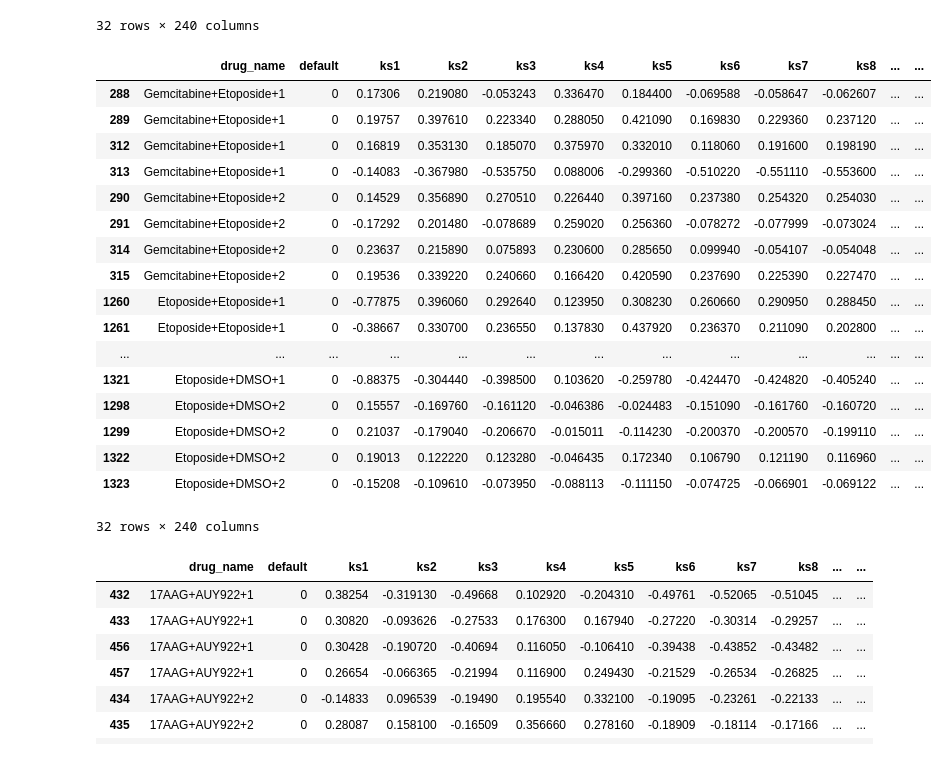
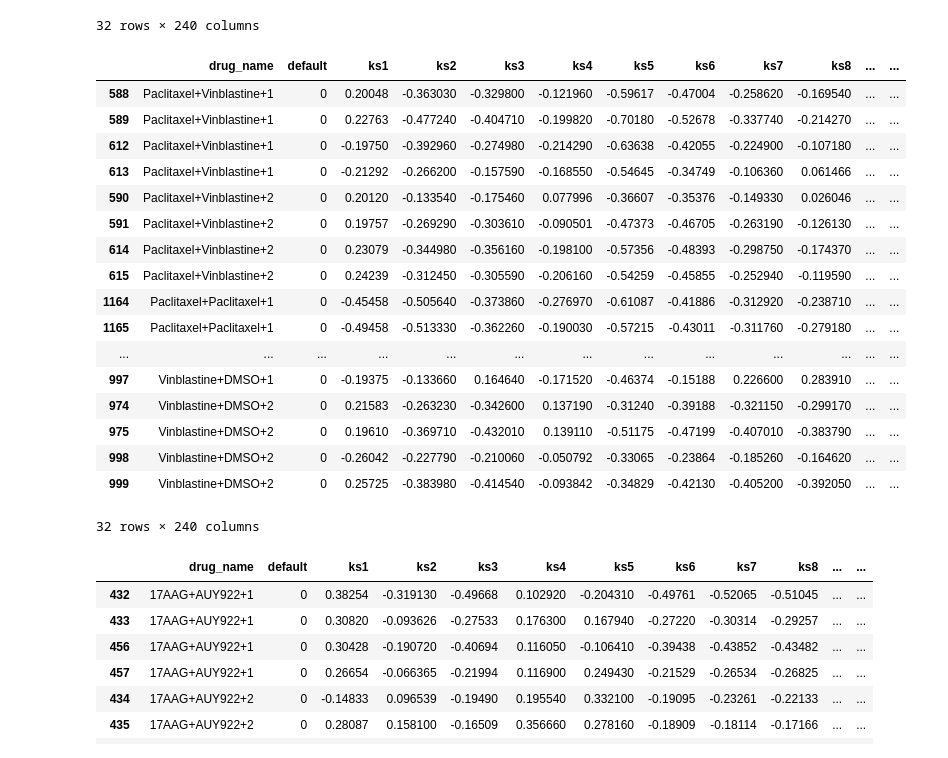
Before and after one commit to zhangsscc99/-research-machine_learning_cancer_drugs, a Jupyter notebook: new_data_version/new_data_pca_lda.ipynb, the cells around one changed output. Saved outputs shown, nothing was run; the diff lists cells and outputs as text; code cells hidden in the pictures.

```diff
--- a/new_data_version/new_data_pca_lda.ipynb
+++ b/new_data_version/new_data_pca_lda.ipynb
@@ -279,48 +279,48 @@ dna
 # %%
 
 #one type first type. mt
 df11=df.loc[(df['drug_name'] =='Paclitaxel+Vinblastine+1') ]
 df12=df.loc[(df['drug_name'] =='Paclitaxel+Vinblastine+2') ]
 
 df21=df.loc[(df['drug_name'] =='Vinblastine+Paclitaxel+1') ]
 df22=df.loc[(df['drug_name'] =='Vinblastine+Paclitaxel+2') ]
 
 df31=df.loc[(df['drug_name'] =='Paclitaxel+Paclitaxel+1') ]
 df32=df.loc[(df['drug_name'] =='Paclitaxel+Paclitaxel+2') ]
 
 df41=df.loc[(df['drug_name'] =='Vinblastine+Vinblastine+1') ]
 df42=df.loc[(df['drug_name'] =='Vinblastine+Vinblastine+2') ]
 
 df51=df.loc[(df['drug_name'] =='Paclitaxel+DMSO+1') ]
 df52=df.loc[(df['drug_name'] =='Paclitaxel+DMSO+2') ]
 
 df61=df.loc[(df['drug_name'] =='Vinblastine+DMSO+1') ]
 df62=df.loc[(df['drug_name'] =='Vinblastine+DMSO+2') ]
 
 
 
 frames2 = [df11, df12,df21,df22,df31,df32,df41,df42,df51,df52,df61,df62]
-mt= pd.concat(frames)
+mt= pd.concat(frames2)
 mt
 #print(len(dna),len(mt))
 # %% [output]
 |  | drug_name | default | ks1 | ks2 | ks3 | ks4 | ks5 | ks6 | ks7 | ks8 | ... | ... |
-| 288 | Gemcitabine+Etoposide+1 | 0 | 0.17306 | 0.219080 | -0.053243 | 0.336470 | 0.184400 | -0.069588 | -0.058647 | -0.062607 | ... | ... |
-| 289 | Gemcitabine+Etoposide+1 | 0 | 0.19757 | 0.397610 | 0.223340 | 0.288050 | 0.421090 | 0.169830 | 0.229360 | 0.237120 | ... | ... |
-| 312 | Gemcitabine+Etoposide+1 | 0 | 0.16819 | 0.353130 | 0.185070 | 0.375970 | 0.332010 | 0.118060 | 0.191600 | 0.198190 | ... | ... |
-| 313 | Gemcitabine+Etoposide+1 | 0 | -0.14083 | -0.367980 | -0.535750 | 0.088006 | -0.299360 | -0.510220 | -0.551110 | -0.553600 | ... | ... |
-| 290 | Gemcitabine+Etoposide+2 | 0 | 0.14529 | 0.356890 | 0.270510 | 0.226440 | 0.397160 | 0.237380 | 0.254320 | 0.254030 | ... | ... |
-| 291 | Gemcitabine+Etoposide+2 | 0 | -0.17292 | 0.201480 | -0.078689 | 0.259020 | 0.256360 | -0.078272 | -0.077999 | -0.073024 | ... | ... |
-| 314 | Gemcitabine+Etoposide+2 | 0 | 0.23637 | 0.215890 | 0.075893 | 0.230600 | 0.285650 | 0.099940 | -0.054107 | -0.054048 | ... | ... |
-| 315 | Gemcitabine+Etoposide+2 | 0 | 0.19536 | 0.339220 | 0.240660 | 0.166420 | 0.420590 | 0.237690 | 0.225390 | 0.227470 | ... | ... |
-| 1260 | Etoposide+Etoposide+1 | 0 | -0.77875 | 0.396060 | 0.292640 | 0.123950 | 0.308230 | 0.260660 | 0.290950 | 0.288450 | ... | ... |
-| 1261 | Etoposide+Etoposide+1 | 0 | -0.38667 | 0.330700 | 0.236550 | 0.137830 | 0.437920 | 0.236370 | 0.211090 | 0.202800 | ... | ... |
+| 588 | Paclitaxel+Vinblastine+1 | 0 | 0.20048 | -0.363030 | -0.329800 | -0.121960 | -0.59617 | -0.47004 | -0.258620 | -0.169540 | ... | ... |
+| 589 | Paclitaxel+Vinblastine+1 | 0 | 0.22763 | -0.477240 | -0.404710 | -0.199820 | -0.70180 | -0.52678 | -0.337740 | -0.214270 | ... | ... |
+| 612 | Paclitaxel+Vinblastine+1 | 0 | -0.19750 | -0.392960 | -0.274980 | -0.214290 | -0.63638 | -0.42055 | -0.224900 | -0.107180 | ... | ... |
+| 613 | Paclitaxel+Vinblastine+1 | 0 | -0.21292 | -0.266200 | -0.157590 | -0.168550 | -0.54645 | -0.34749 | -0.106360 | 0.061466 | ... | ... |
+| 590 | Paclitaxel+Vinblastine+2 | 0 | 0.20120 | -0.133540 | -0.175460 | 0.077996 | -0.36607 | -0.35376 | -0.149330 | 0.026046 | ... | ... |
+| 591 | Paclitaxel+Vinblastine+2 | 0 | 0.19757 | -0.269290 | -0.303610 | -0.090501 | -0.47373 | -0.46705 | -0.263190 | -0.126130 | ... | ... |
+| 614 | Paclitaxel+Vinblastine+2 | 0 | 0.23079 | -0.344980 | -0.356160 | -0.198100 | -0.57356 | -0.48393 | -0.298750 | -0.174370 | ... | ... |
+| 615 | Paclitaxel+Vinblastine+2 | 0 | 0.24239 | -0.312450 | -0.305590 | -0.206160 | -0.54259 | -0.45855 | -0.252940 | -0.119590 | ... | ... |
+| 1164 | Paclitaxel+Paclitaxel+1 | 0 | -0.45458 | -0.505640 | -0.373860 | -0.276970 | -0.61087 | -0.41886 | -0.312920 | -0.238710 | ... | ... |
+| 1165 | Paclitaxel+Paclitaxel+1 | 0 | -0.49458 | -0.513330 | -0.362260 | -0.190030 | -0.57215 | -0.43011 | -0.311760 | -0.279180 | ... | ... |
 | ... | ... | ... | ... | ... | ... | ... | ... | ... | ... | ... | ... | ... |
-| 1321 | Etoposide+DMSO+1 | 0 | -0.88375 | -0.304440 | -0.398500 | 0.103620 | -0.259780 | -0.424470 | -0.424820 | -0.405240 | ... | ... |
-| 1298 | Etoposide+DMSO+2 | 0 | 0.15557 | -0.169760 | -0.161120 | -0.046386 | -0.024483 | -0.151090 | -0.161760 | -0.160720 | ... | ... |
-| 1299 | Etoposide+DMSO+2 | 0 | 0.21037 | -0.179040 | -0.206670 | -0.015011 | -0.114230 | -0.200370 | -0.200570 | -0.199110 | ... | ... |
-| 1322 | Etoposide+DMSO+2 | 0 | 0.19013 | 0.122220 | 0.123280 | -0.046435 | 0.172340 | 0.106790 | 0.121190 | 0.116960 | ... | ... |
-| 1323 | Etoposide+DMSO+2 | 0 | -0.15208 | -0.109610 | -0.073950 | -0.088113 | -0.111150 | -0.074725 | -0.066901 | -0.069122 | ... | ... |
+| 997 | Vinblastine+DMSO+1 | 0 | -0.19375 | -0.133660 | 0.164640 | -0.171520 | -0.46374 | -0.15188 | 0.226600 | 0.283910 | ... | ... |
+| 974 | Vinblastine+DMSO+2 | 0 | 0.21583 | -0.263230 | -0.342600 | 0.137190 | -0.31240 | -0.39188 | -0.321150 | -0.299170 | ... | ... |
+| 975 | Vinblastine+DMSO+2 | 0 | 0.19610 | -0.369710 | -0.432010 | 0.139110 | -0.51175 | -0.47199 | -0.407010 | -0.383790 | ... | ... |
+| 998 | Vinblastine+DMSO+2 | 0 | -0.26042 | -0.227790 | -0.210060 | -0.050792 | -0.33065 | -0.23864 | -0.185260 | -0.164620 | ... | ... |
+| 999 | Vinblastine+DMSO+2 | 0 | 0.25725 | -0.383980 | -0.414540 | -0.093842 | -0.34829 | -0.42130 | -0.405200 | -0.392050 | ... | ... |
 32 rows × 240 columns
 # %%
 
```
Also changed, not shown: parts of 2 cells of this notebook, 14 other files.
